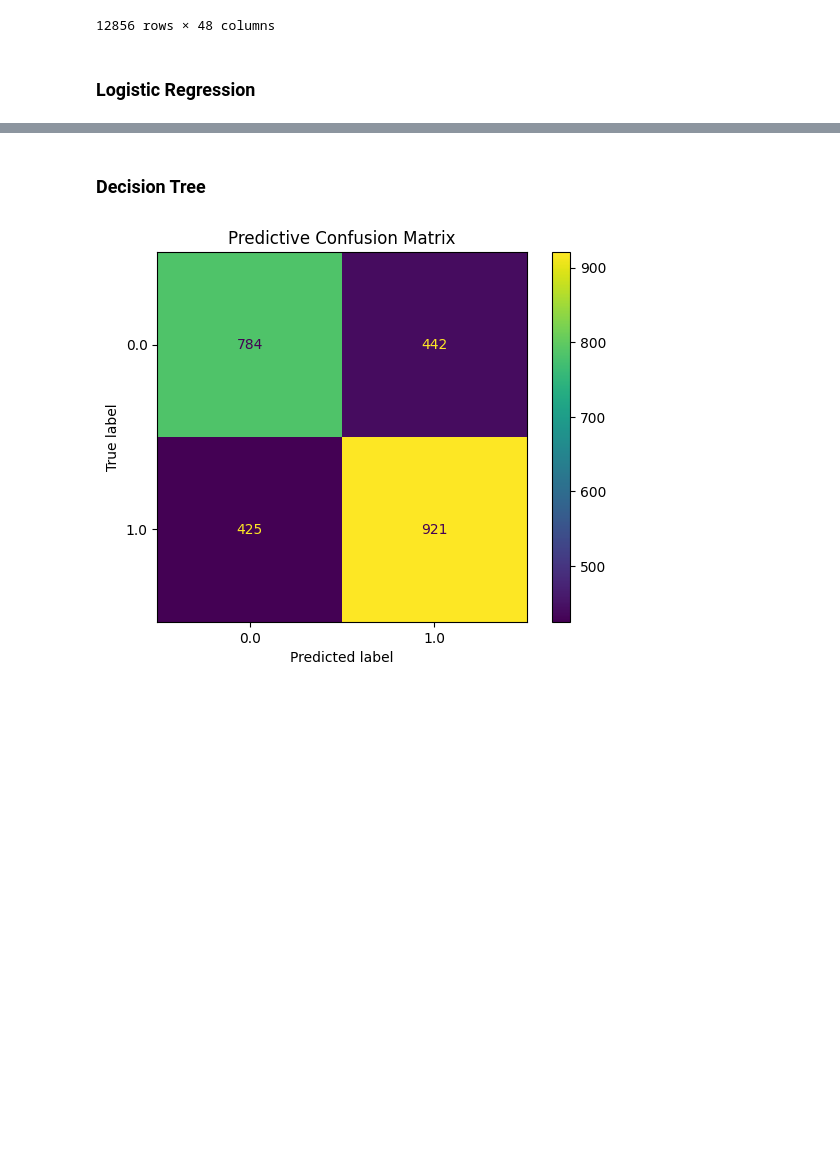
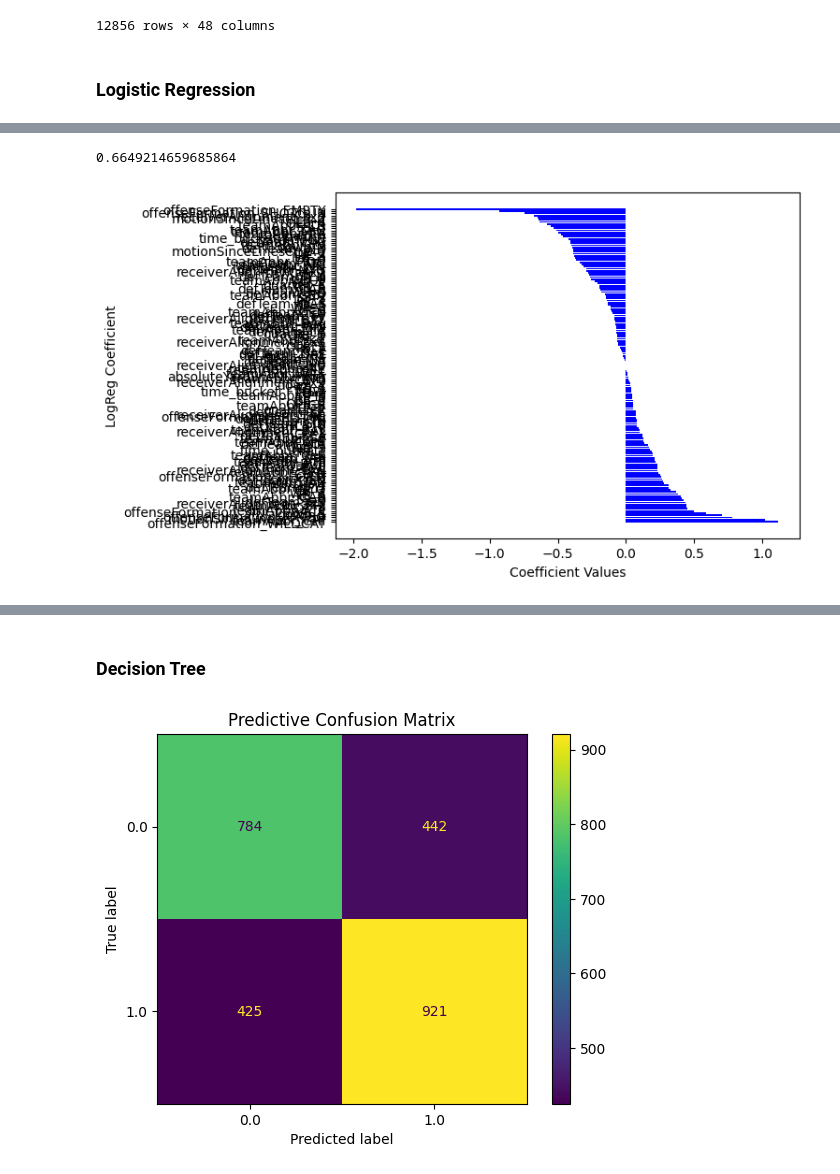
Before and after one commit to Merker56/NFL-Big-Data-Bowl-2025, a Jupyter notebook: 2025 BDB.ipynb, the cells around one changed output, grey strips where cells are left out. Drawn from its saved outputs; the diff is of its cells as text; code cells hidden in the pictures; blank space fills up the shorter version.

```diff
--- a/2025 BDB.ipynb
+++ b/2025 BDB.ipynb
@@ -1315,0 +1388,15 @@ weighted avg       0.74      0.74      0.74      2572
+# %%
+# Get the model and its steps
+logistic_regression_model = log_model.named_steps['classifier']
+preprocessor = log_model.named_steps['preprocessor']
+
+categorical_features = preprocessor.named_transformers_['cat'].get_feature_names_out(categorical_variables)
+all_features = list(categorical_features) + numeric_variables
+
+coefficents = logistic_regression_model.coef_[0]
+intercepts = logistic_regression_model.intercept_[0]
+
+log_df = pd.DataFrame({
+    'Feature': all_features,
+    'Coefficient': coefficents
+}).sort_values(by = 'Coefficient', key = abs, ascending = False)
@@ -1315,0 +1463,13 @@ weighted avg       0.74      0.74      0.74      2572
+# %%
+print(log_model_accuracy)
+# %% [output]
+0.6649214659685864
+# %%
+coeff_df_sorted = log_df.sort_values(by = 'Coefficient', ascending = False)
+# %%
+plt.barh(coeff_df_sorted['Feature'], coeff_df_sorted['Coefficient'], color = 'blue')
+plt.xlabel('Coefficient Values')
+plt.ylabel('LogReg Coefficient')
+plt.show()
+# %% [output]
+[figure, added]
```
Also changed, not shown: parts of 35 cells of this notebook.
